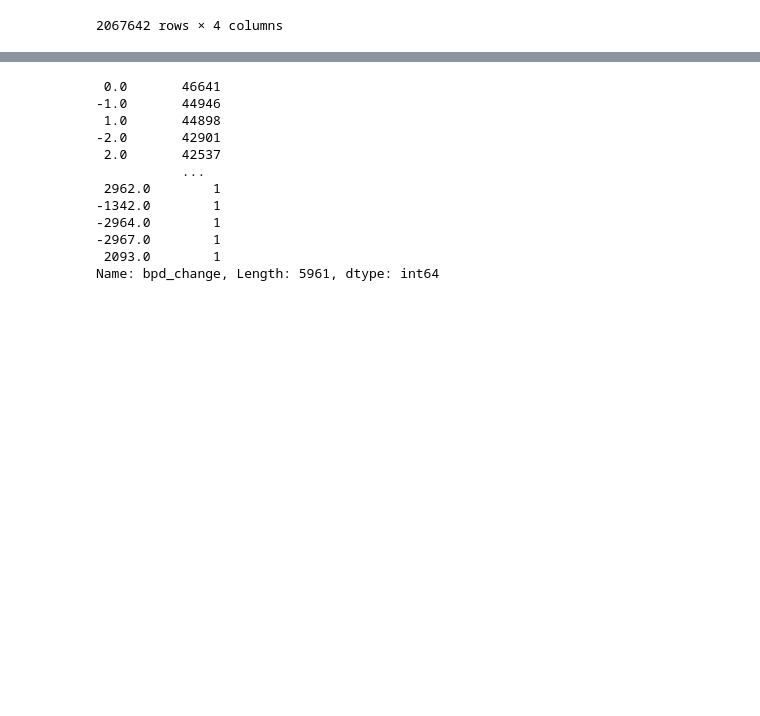
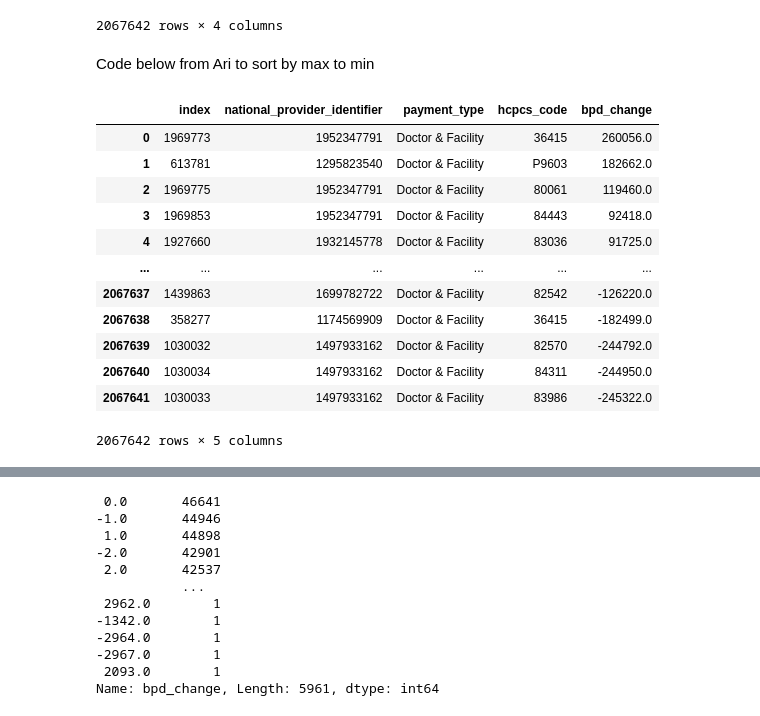
Before and after one commit to arikhursheed/healthcare-bluebook-phoenix, a Jupyter notebook: notebooks/hcbb_eda.ipynb, the cells around one changed output, grey strips where cells are left out. Saved outputs shown, nothing was run; the diff lists cells and outputs as text; code cells hidden in the pictures; blank space fills up the shorter version.

Commit message:
sort by code and pivot by hcpcs code added

```diff
--- a/notebooks/hcbb_eda.ipynb
+++ b/notebooks/hcbb_eda.ipynb
@@ -268,3 +268,22 @@ df_bpd_pvt #do we need hcpcs description here? and do we want to keep values in
 | 2067640 | 1992999874 | Doctor Only | 99232 | -233.0 |
 | 2067641 | 1992999874 | Doctor Only | 99233 | -190.0 |
 2067642 rows × 4 columns
+# %% [markdown]
+Code below from Ari to sort by max to min
+# %%
+df_bpd_sorted=df_bpd_pvt.sort_values('bpd_change',ascending=False)
+df_bpd_sorted.reset_index()
+# %% [output]
+|  | index | national_provider_identifier | payment_type | hcpcs_code | bpd_change |
+| 0 | 1969773 | 1952347791 | Doctor & Facility | 36415 | 260056.0 |
+| 1 | 613781 | 1295823540 | Doctor & Facility | P9603 | 182662.0 |
+| 2 | 1969775 | 1952347791 | Doctor & Facility | 80061 | 119460.0 |
+| 3 | 1969853 | 1952347791 | Doctor & Facility | 84443 | 92418.0 |
+| 4 | 1927660 | 1932145778 | Doctor & Facility | 83036 | 91725.0 |
+| ... | ... | ... | ... | ... | ... |
+| 2067637 | 1439863 | 1699782722 | Doctor & Facility | 82542 | -126220.0 |
+| 2067638 | 358277 | 1174569909 | Doctor & Facility | 36415 | -182499.0 |
+| 2067639 | 1030032 | 1497933162 | Doctor & Facility | 82570 | -244792.0 |
+| 2067640 | 1030034 | 1497933162 | Doctor & Facility | 84311 | -244950.0 |
+| 2067641 | 1030033 | 1497933162 | Doctor & Facility | 83986 | -245322.0 |
+2067642 rows × 5 columns
```
Also changed, not shown: parts of 6 cells of this notebook.
